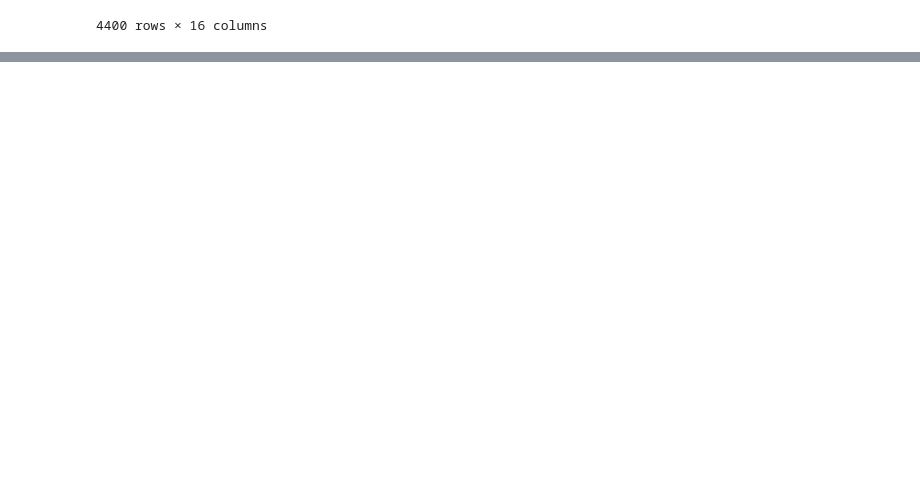
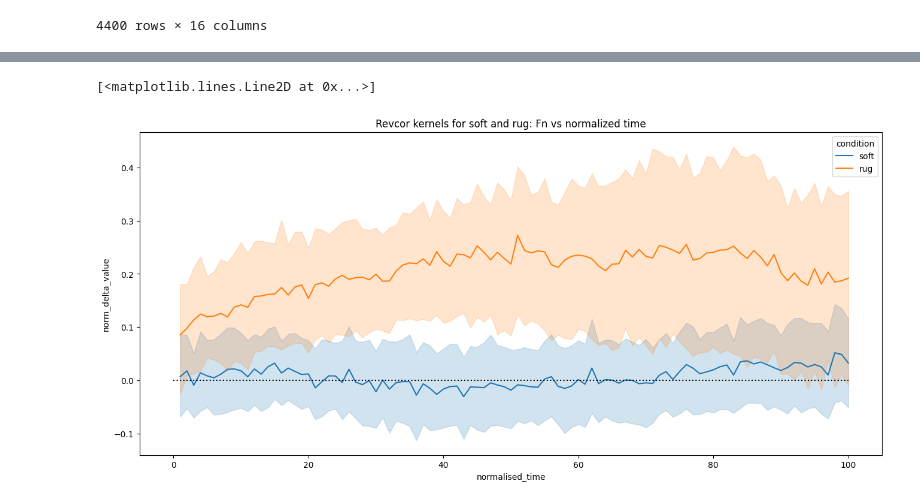
Before and after one commit to neuro-team-femto/revtact, a Jupyter notebook: analysis/analysis_beha_meca.ipynb, the cells around one changed output, grey strips where cells are left out. Saved outputs shown, nothing was run; the diff lists cells and outputs as text; code cells hidden in the pictures; blank space fills up the shorter version.

```diff
--- a/analysis/analysis_beha_meca.ipynb
+++ b/analysis/analysis_beha_meca.ipynb
@@ -159,0 +263,5 @@ beha_meca_data.rename(columns=lambda x: re.sub(r'[^a-z0-9_]', '', x.strip().lowe
+# %%
+data_melt = pd.melt(beha_meca_ker,
+        id_vars=['subj','trial','block','sex','age','condition','response', 'stim_order', 'texture_id','normalised_time'],
+        value_vars=['Fn [N]','Ft [N]', 'COF []', 'Acceleration [m/s²]'],
+        var_name='feature')
@@ -159,0 +284,37 @@ beha_meca_data.rename(columns=lambda x: re.sub(r'[^a-z0-9_]', '', x.strip().lowe
+# %%
+# z-score feature values
+#zscore = lambda x: (x-np.nanmean(x))/np.nanstd(x)
+# zscore TAS and weights
+#data_melt['value'] = data_melt.groupby(['normalised_time','feature'])['value'].transform(zscore)
+
+# compute difference between positives and negatives in each trial
+
+positives = data_melt.loc[data_melt.response == True].reset_index()
+negatives = data_melt.loc[data_melt.response == False].reset_index()
+#kernels = pd.merge(positives, negatives, on=['subj','condition', 'sex','age','block','trial','texture_id', 'normalised_time', 'feature'],suffixes=['+','-'])
+
+kernels = pd.merge(positives, negatives, on=['subj','condition','sex','age','block','trial','feature','normalised_time'],suffixes=['+','-'])
+
+kernels['delta_value']=kernels['value+']-kernels['value-']
+kernels.drop(['index+', 'index-',
+              'response+','response-',
+              'stim_order+','stim_order-',
+              'texture_id+','texture_id-',
+              'value+','value-'], axis=1, inplace=True)
+kernels['square_delta_value'] = kernels['delta_value']**2
+for_norm = kernels.groupby(['subj','block','trial','feature']).agg({'square_delta_value':'mean'}).reset_index()
+kernels = pd.merge(kernels, for_norm, on=['subj','block','trial','feature'], suffixes=['','_mean'])
+kernels['norm_delta_value'] = kernels['delta_value']/np.sqrt(kernels['square_delta_value_mean'])
+kernels.drop(['delta_value','square_delta_value', 'square_delta_value_mean',], axis=1, inplace=True)
+kernels = kernels.groupby(['subj','condition','feature','normalised_time']).norm_delta_value.mean().reset_index()
+# %%
+plt.figure(figsize=(16,7))
+sns.lineplot(data=kernels[kernels.feature=='Fn [N]'],
+              hue="condition",
+             x="normalised_time",
+             y="norm_delta_value", errorbar=('ci', 95))
+plt.title("Revcor kernels for soft and rug: Fn vs normalized time")
+plt.plot([0,100],[0,0],'k:')
+# %% [output]
+[<matplotlib.lines.Line2D at 0x...>]
+[figure, added]
```
Also changed, not shown: parts of 49 cells of this notebook, 1 other file.
